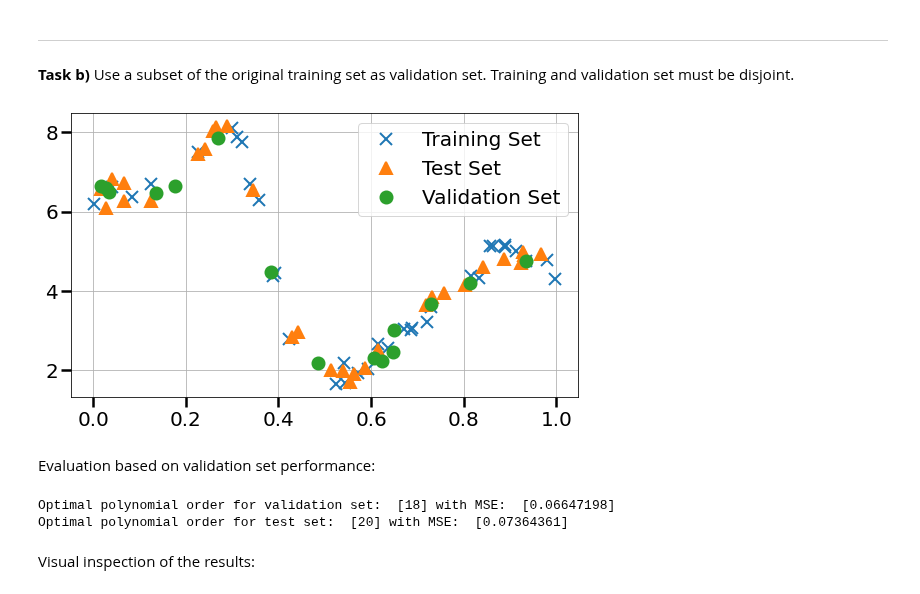
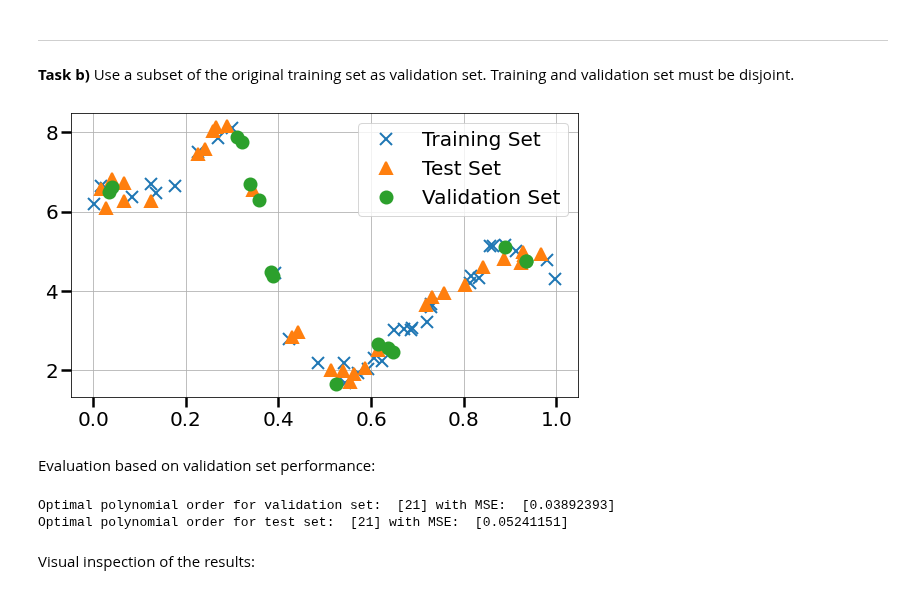
Before and after one commit to FelixSto/NSP_Assignments, a Jupyter notebook: notebooks/assignments/1-1-system-identification.ipynb, the cells around one changed output. Saved outputs shown, nothing was run; the diff lists cells and outputs as text; code cells hidden in the pictures.

```diff
--- a/notebooks/assignments/1-1-system-identification.ipynb
+++ b/notebooks/assignments/1-1-system-identification.ipynb
@@ -138,29 +138,29 @@ Optimal polynomial order for test set:  [20] with MSE:  [0.04568998]
 # %%
 TV_ratio = 0.3 #Define splitting ratio btw. training and validation set, in [0,1]
 
 N_sample = np.size(x_train)
 Val_size = np.ceil(N_sample*TV_ratio)
 
-rng = np.random.default_rng(3) #seed value set!!!
+rng = np.random.default_rng(7) #seed value set!!!
 pos = rng.choice(N_sample,Val_size.astype(int), replace=False) #Draw non-repetitive random numbers
 
 x_validation = x_train[pos]
 y_validation = y_train[pos]
 
 x_train2 = np.delete(x_train, pos)
 y_train2 = np.delete(y_train, pos)
 
 # Plot the splitted data-set
 plt.figure(figsize=(8,5))
 plt.plot(x_train2, y_train2, 'x', label='Training Set')
 plt.plot(x_test, y_test, '^', label='Test Set')
 plt.plot(x_validation, y_validation, 'o', label='Validation Set')
 plt.legend()
 plt.grid()
 plt.tight_layout()
 plt.show()
 # %% [output]
-[figure, old version]
+[figure, new version]
 # %% [markdown]
 Evaluation based on validation set performance:
 # %%
@@ -183,8 +183,8 @@ test_min = np.where(residuals_test == np.amin(residuals_test))
 print('Optimal polynomial order for validation set: ', validation_min[0]+1, 'with MSE: ', residuals_validation[validation_min[0]])
 print('Optimal polynomial order for test set: ', test_min[0]+1, 'with MSE: ', residuals_test[test_min[0]])
 # %% [output]
-Optimal polynomial order for validation set:  [18] with MSE:  [0.06647198]
-Optimal polynomial order for test set:  [20] with MSE:  [0.07364361]
+Optimal polynomial order for validation set:  [21] with MSE:  [0.03892393]
+Optimal polynomial order for test set:  [21] with MSE:  [0.05241151]
 # %% [markdown]
 Visual inspection of the results:
 # %%
```
Also changed, not shown: parts of 6 cells of this notebook.
